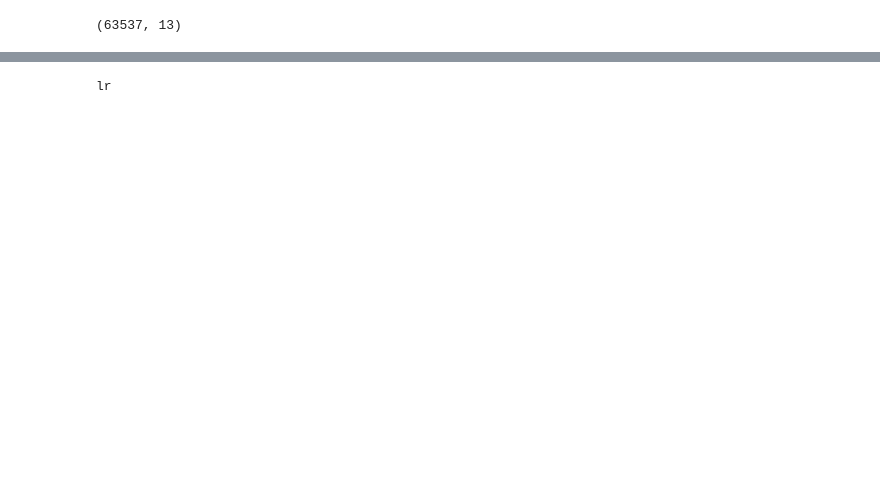
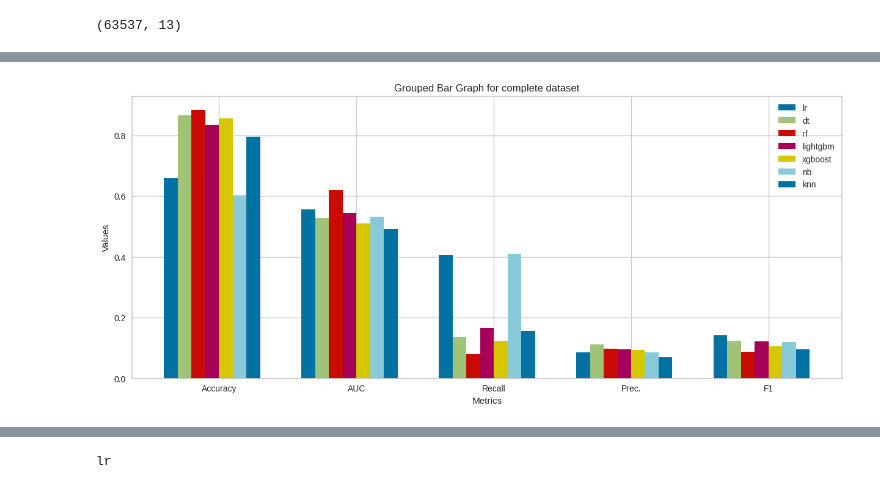
Before and after one commit to amitkrmalik/HDD_failure_prediction, a Jupyter notebook: HDD_4Q_binary_classsification.ipynb, the cells around one changed output, grey strips where cells are left out. Drawn from its saved outputs; the diff is of its cells as text; code cells hidden in the pictures; blank space fills up the shorter version.

```diff
--- a/HDD_4Q_binary_classsification.ipynb
+++ b/HDD_4Q_binary_classsification.ipynb
@@ -71,3 +78,6 @@ ml_models = ['lr', 'dt', 'rf', 'lightgbm', 'xgboost', 'nb', 'knn']
 # start a loop
 m_models = []
 m_results = []
+
+mc_models = []
+mc_results = []
@@ -73,0 +86,16 @@ m_results = []
+# %%
+ddf = df.copy()
+model_data = get_clear_data(ddf)
+
+s = setup(model_data, target = 'failure', session_id = 123, index=False, fix_imbalance = True, remove_outliers = True, normalize = True, normalize_method = 'minmax', verbose = False, fold=10)
+
+# remove mcc and kappa metrics
+remove_metric('mcc')
+remove_metric('kappa')
+
+for m in ml_models:
+    print (m)
+    model = create_model(m)
+    model_results = pull().loc[['Mean']]
+    mc_models.append(model)
+    mc_results.append(model_results)
@@ -73,0 +155,34 @@ m_results = []
+# %%
+count = 0
+metric_names = mc_results[0].columns.tolist()
+
+metric = []
+for m in ml_models:
+    metric_values = mc_results[count].values[0]
+    metric.append(metric_values)
+    count += 1
+
+# Set the x-axis positions and bar width
+x_pos = np.arange(len(metric_names))
+bar_width = 0.1
+
+# Plot the grouped bar graph
+fig, ax = plt.subplots(figsize=(15, 6))
+for i, model_name in enumerate(ml_models):
+    #ax.bar(x_pos + i * bar_width, metric_values[i], bar_width, label=model_name)
+    ax.bar(x_pos + i * bar_width, metric[i], bar_width, label=model_name)
+
+# Set the x-axis labels and title
+ax.set_xticks(x_pos + (len(ml_models) / 2) * bar_width)
+ax.set_xticklabels(metric_names)
+ax.set_xlabel('Metrics')
+ax.set_ylabel('Values')
+ax.set_title('Grouped Bar Graph for {}'.format("complete dataset"))
+
+# Add legends
+ax.legend()
+
+# Show the plot
+plt.show()
+# %% [output]
+[figure, added]
```
Also changed, not shown: parts of 9 cells of this notebook, 1 other file.
